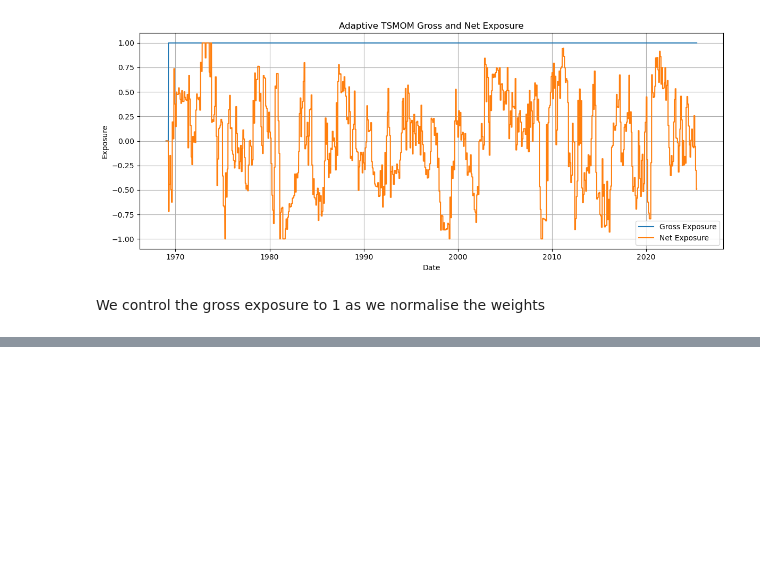
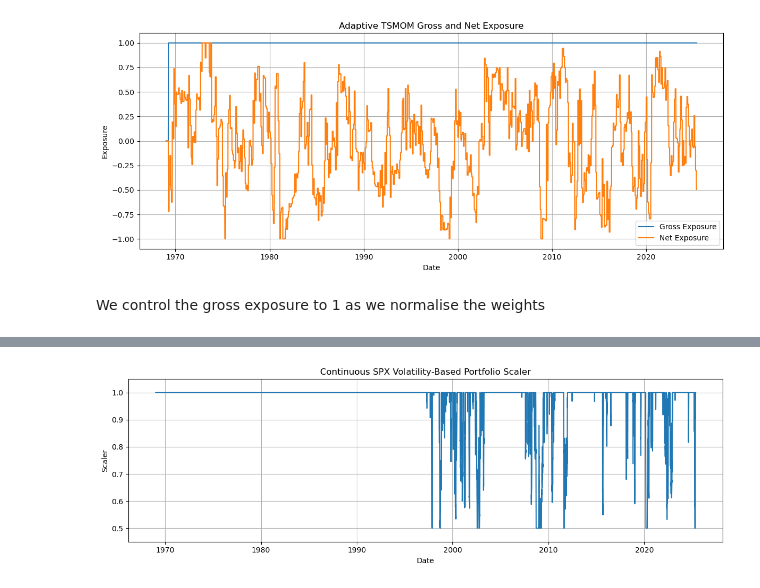
Before and after one commit to georgia-pj/applied-trading-strategies, a Jupyter notebook: backtest.ipynb, the cells around one changed output, grey strips where cells are left out. Drawn from its saved outputs; the diff is of its cells as text; code cells hidden in the pictures; blank space fills up the shorter version.

Commit message:
task0-task2

```diff
--- a/backtest.ipynb
+++ b/backtest.ipynb
@@ -1241,0 +1453,14 @@ We control the gross exposure to 1 as we normalise the weights
+# %%
+task2_auxiliary = pd.concat(
+    [
+        usd_strength_return,
+        usd_strength_index,
+        spx_returns,
+        spx_realised_vol
+    ],
+    axis=1
+)
+
+task2_auxiliary = task2_auxiliary.reindex(commodity_returns.index).ffill()
+
+task2_auxiliary.head()
@@ -1241,0 +1493,4 @@ We control the gross exposure to 1 as we normalise the weights
+# %%
+spx_vol = task2_auxiliary["SPX_Realised_Vol"].copy()
+
+spx_vol.head()
@@ -1241,0 +1507,7 @@ We control the gross exposure to 1 as we normalise the weights
+# %%
+SPX_VOL_TARGET_QUANTILE = 0.80
+
+spx_vol_train = spx_vol.loc[:TRAIN_END].dropna()
+spx_vol_target = spx_vol_train.quantile(SPX_VOL_TARGET_QUANTILE)
+
+print("SPX volatility target:", round(spx_vol_target, 4))
@@ -1241,0 +1516,9 @@ We control the gross exposure to 1 as we normalise the weights
+# %%
+continuous_spx_vol_scaler = (
+    spx_vol_target / spx_vol
+).clip(lower=0.5, upper=1.0)
+
+continuous_spx_vol_scaler = continuous_spx_vol_scaler.fillna(1.0)
+continuous_spx_vol_scaler.name = "Continuous_SPX_Vol_Scaler"
+
+continuous_spx_vol_scaler.describe().round(4)
@@ -1241,0 +1535,12 @@ We control the gross exposure to 1 as we normalise the weights
+# %%
+plt.figure(figsize=(12, 4))
+plt.plot(continuous_spx_vol_scaler)
+plt.title("Continuous SPX Volatility-Based Portfolio Scaler")
+plt.xlabel("Date")
+plt.ylabel("Scaler")
+plt.ylim(0.45, 1.05)
+plt.grid(True)
+plt.tight_layout()
+plt.show()
+# %% [output]
+[figure, added]
```
Also changed, not shown: parts of 76 cells of this notebook.
